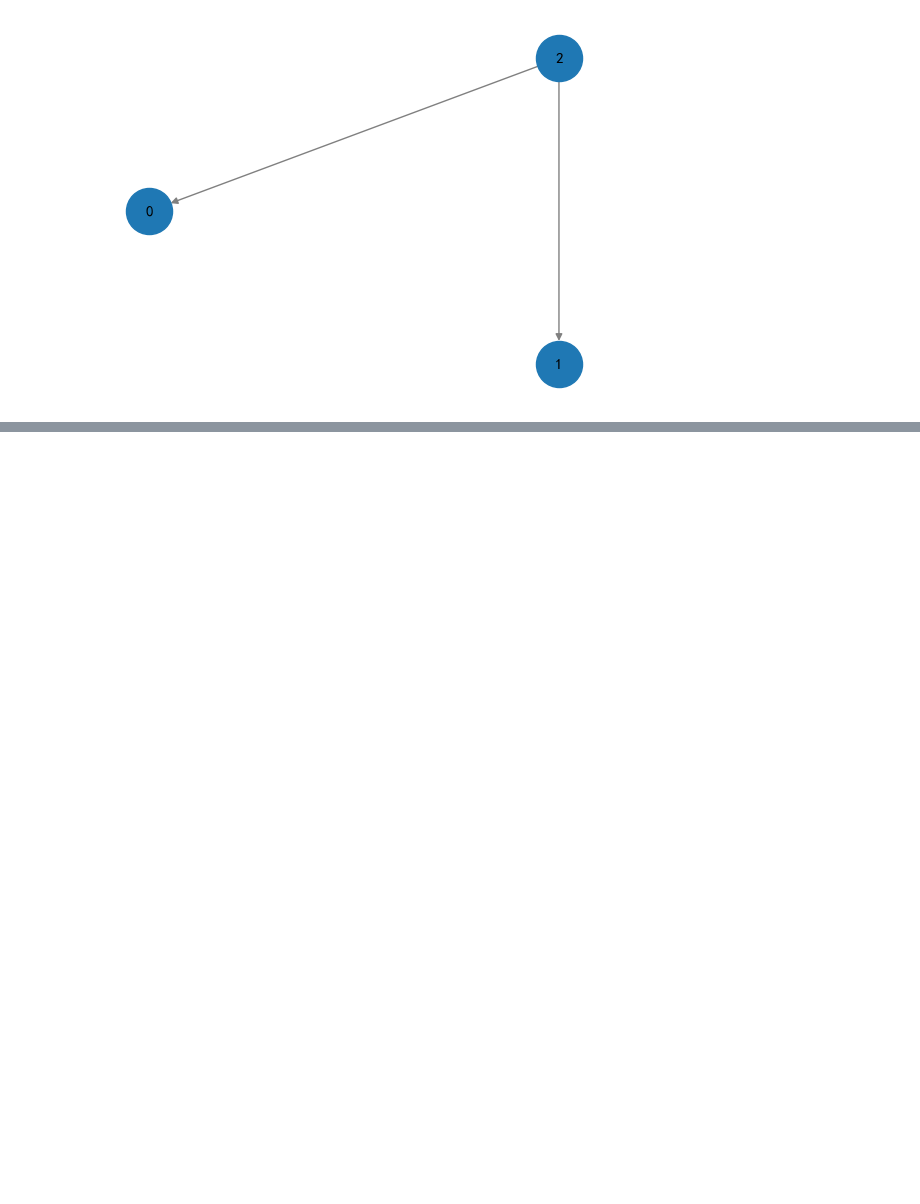
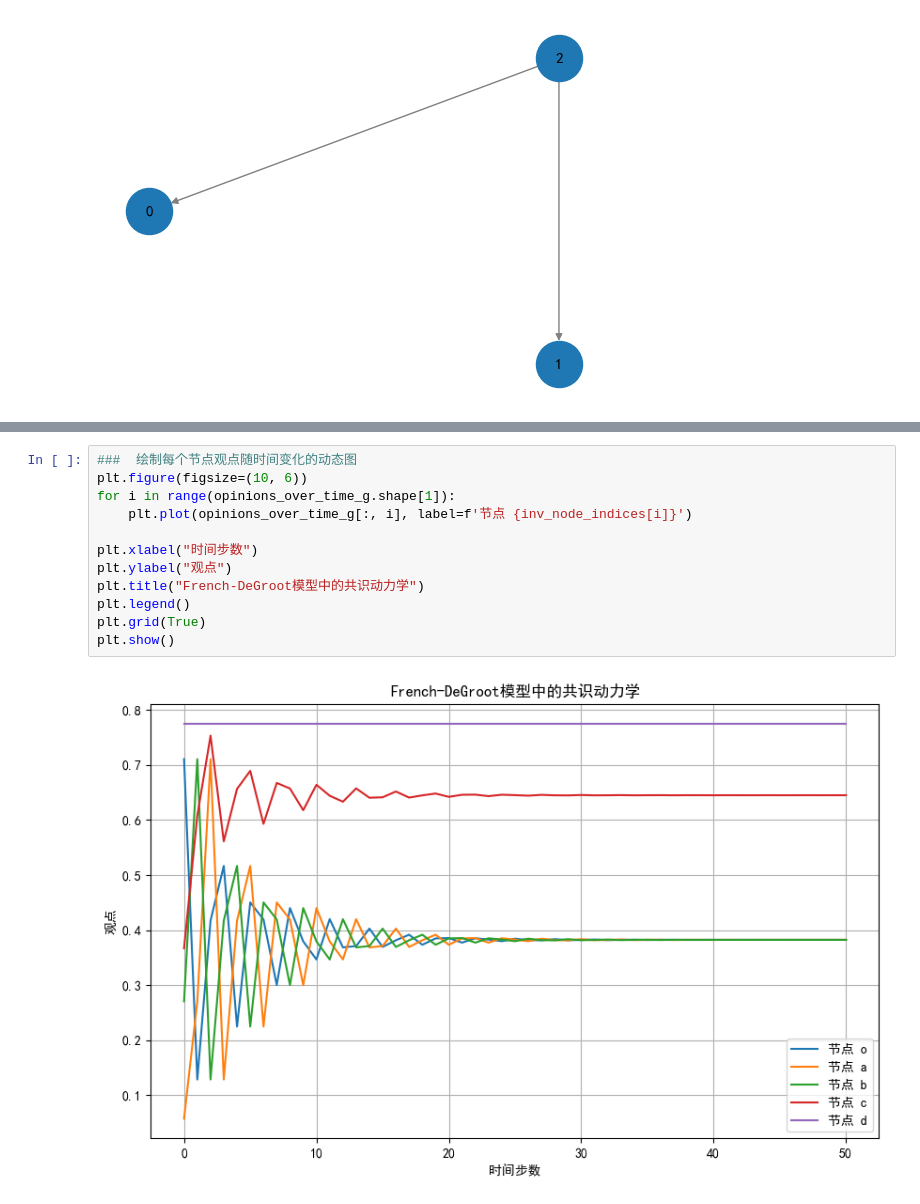
Before and after one commit to Decade-rider/Network_Dynamics_and_Learning_Homeworks, a Jupyter notebook: Homework2/Homework_2_pcl.ipynb, the cells around one changed output, grey strips where cells are left out. Drawn from its saved outputs; the diff is of its cells as text; blank space fills up the shorter version.

```diff
--- a/Homework2/Homework_2_pcl.ipynb
+++ b/Homework2/Homework_2_pcl.ipynb
@@ -674,0 +713,14 @@ else:
+# %%
+###  绘制每个节点观点随时间变化的动态图
+plt.figure(figsize=(10, 6))
+for i in range(opinions_over_time_g.shape[1]):
+    plt.plot(opinions_over_time_g[:, i], label=f'节点 {inv_node_indices[i]}')
+
+plt.xlabel("时间步数")
+plt.ylabel("观点")
+plt.title("French-DeGroot模型中的共识动力学")
+plt.legend()
+plt.grid(True)
+plt.show()
+# %% [output]
+[figure, added]
```
Also changed, not shown: parts of 30 cells of this notebook.
